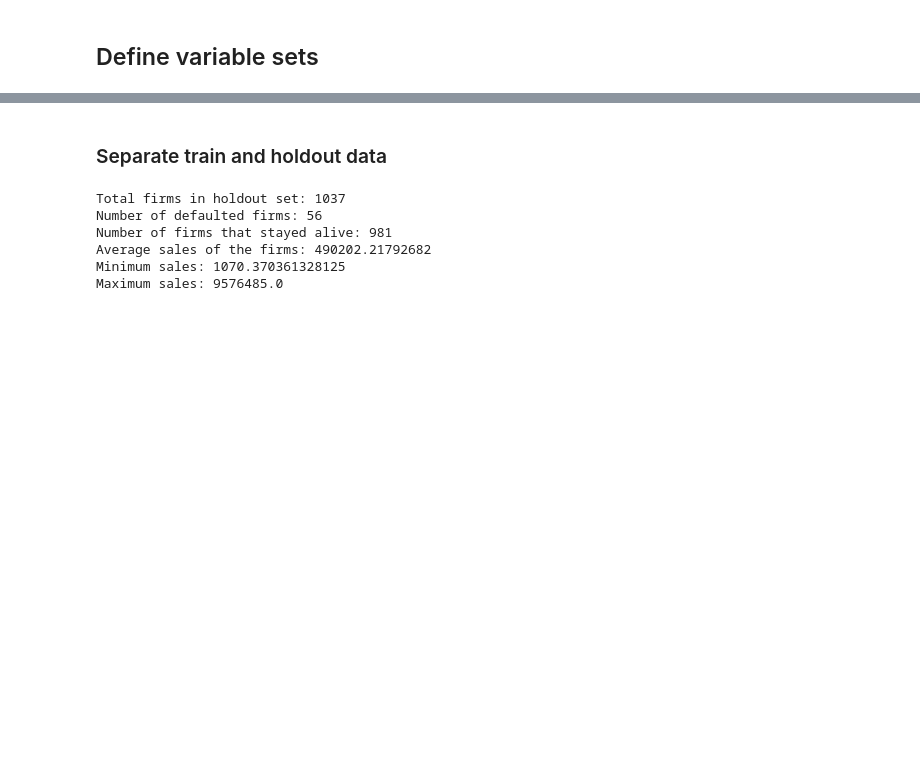
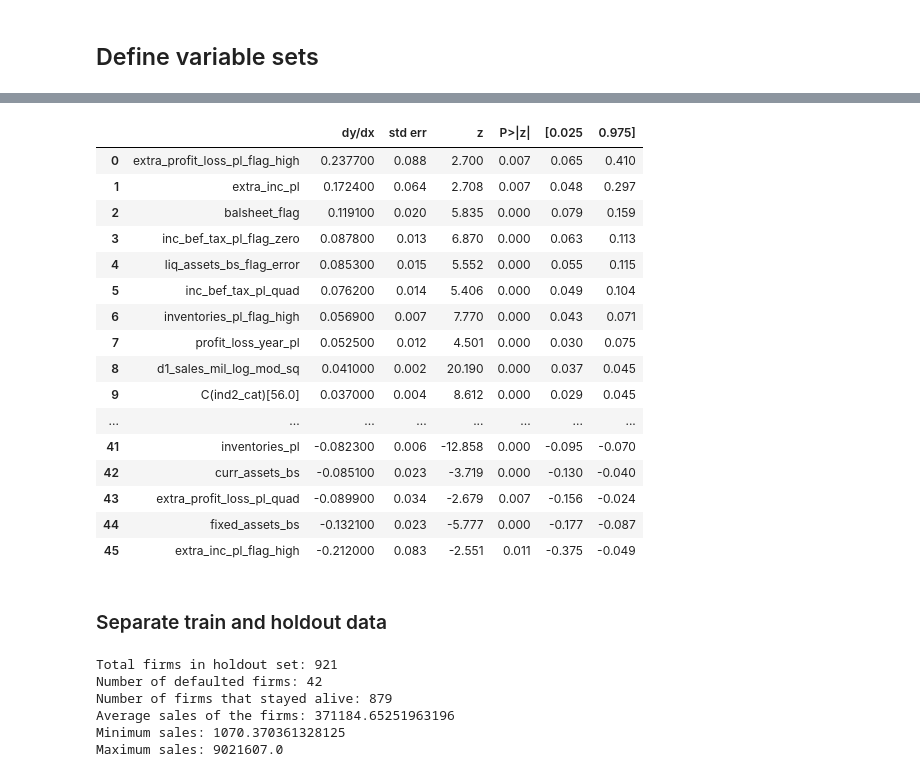
Before and after one commit to mateschieszler/DA3-A3, a Jupyter notebook: DA3_A3_code.ipynb, the cells around one changed output, grey strips where cells are left out. Cells and saved outputs as stored; diff of their text form; code cells hidden in the pictures; blank space fills up the shorter version.

```diff
--- a/DA3_A3_code.ipynb
+++ b/DA3_A3_code.ipynb
@@ -964,0 +1262,3 @@ data.shape
+# %%
+mx3 = sm.Logit(y,sm.add_constant(X3)).fit().get_margeff()
+print(mx3.summary())
@@ -964,0 +1382,3 @@ data.shape
+# %%
+# Get marginal effects
+m = sm.Logit(y,sm.add_constant(X4)).fit().get_margeff()
@@ -964,0 +1411,2 @@ data.shape
+# %%
+t = m.summary().tables[1]
@@ -965,2 +1432,26 @@ data.shape
+# %%
+columns = pd.DataFrame(t.data).iloc[0].tolist()
+# %%
+df_marginal_effects = pd.DataFrame(t.data, columns = columns).iloc[1:].astype(
+    {'dy/dx': float, 'P>|z|': float})
+df_marginal_effects[df_marginal_effects['P>|z|'] <= 0.05].sort_values(by = 'dy/dx', ascending = False).reset_index(drop = True)
+# %% [output]
+|  |  | dy/dx | std err | z | P>|z| | [0.025 | 0.975] |
+| 0 | extra_profit_loss_pl_flag_high | 0.237700 | 0.088 | 2.700 | 0.007 | 0.065 | 0.410 |
+| 1 | extra_inc_pl | 0.172400 | 0.064 | 2.708 | 0.007 | 0.048 | 0.297 |
+| 2 | balsheet_flag | 0.119100 | 0.020 | 5.835 | 0.000 | 0.079 | 0.159 |
+| 3 | inc_bef_tax_pl_flag_zero | 0.087800 | 0.013 | 6.870 | 0.000 | 0.063 | 0.113 |
+| 4 | liq_assets_bs_flag_error | 0.085300 | 0.015 | 5.552 | 0.000 | 0.055 | 0.115 |
+| 5 | inc_bef_tax_pl_quad | 0.076200 | 0.014 | 5.406 | 0.000 | 0.049 | 0.104 |
+| 6 | inventories_pl_flag_high | 0.056900 | 0.007 | 7.770 | 0.000 | 0.043 | 0.071 |
+| 7 | profit_loss_year_pl | 0.052500 | 0.012 | 4.501 | 0.000 | 0.030 | 0.075 |
+| 8 | d1_sales_mil_log_mod_sq | 0.041000 | 0.002 | 20.190 | 0.000 | 0.037 | 0.045 |
+| 9 | C(ind2_cat)[56.0] | 0.037000 | 0.004 | 8.612 | 0.000 | 0.029 | 0.045 |
+| ... | ... | ... | ... | ... | ... | ... | ... |
+| 41 | inventories_pl | -0.082300 | 0.006 | -12.858 | 0.000 | -0.095 | -0.070 |
+| 42 | curr_assets_bs | -0.085100 | 0.023 | -3.719 | 0.000 | -0.130 | -0.040 |
+| 43 | extra_profit_loss_pl_quad | -0.089900 | 0.034 | -2.679 | 0.007 | -0.156 | -0.024 |
+| 44 | fixed_assets_bs | -0.132100 | 0.023 | -5.777 | 0.000 | -0.177 | -0.087 |
+| 45 | extra_inc_pl_flag_high | -0.212000 | 0.083 | -2.551 | 0.011 | -0.375 | -0.049 |
 # %% [markdown]
 ### Separate train and holdout data
@@ -967,20 +1460,21 @@ data.shape
 # %%
+
 # Creating the holdout set
-y_holdout = data.loc[(data['ind2'] == 26) & (data['year'] == 2014) & (data['sales'] >= 1000) & (data['sales'] <= 10000000)]
+holdout = data.loc[(data['ind2'] == 26) & (data['year'] == 2014) & (data['sales'] >= 1000) & (data['sales'] <= 10000000)]
 
 # Display information about the resulting holdout set
-print("Total firms in holdout set:", len(y_holdout))
-print("Number of defaulted firms:", len(y_holdout[y_holdout['default'] == 1]))
-print("Number of firms that stayed alive:", len(y_holdout[y_holdout['default'] == 0]))  # Since all firms meet the condition
-print("Average sales of the firms:", y_holdout['sales'].mean())
-print("Minimum sales:", y_holdout['sales'].min())
-print("Maximum sales:", y_holdout['sales'].max())
+print("Total firms in holdout set:", len(holdout))
+print("Number of defaulted firms:", len(holdout[holdout['default'] == 1]))
+print("Number of firms that stayed alive:", len(holdout[holdout['default'] == 0]))  # Since all firms meet the condition
+print("Average sales of the firms:", holdout['sales'].mean())
+print("Minimum sales:", holdout['sales'].min())
+print("Maximum sales:", holdout['sales'].max())
 
-y_train = data.drop(y_holdout.index)
+train = data.drop(holdout.index)
 # %% [output]
-Total firms in holdout set: 1037
-Number of defaulted firms: 56
-Number of firms that stayed alive: 981
-Average sales of the firms: 490202.21792682
+Total firms in holdout set: 921
+Number of defaulted firms: 42
+Number of firms that stayed alive: 879
+Average sales of the firms: 371184.65251963196
 Minimum sales: 1070.370361328125
-Maximum sales: 9576485.0
+Maximum sales: 9021607.0
```
Also changed, not shown: parts of 75 cells of this notebook.
